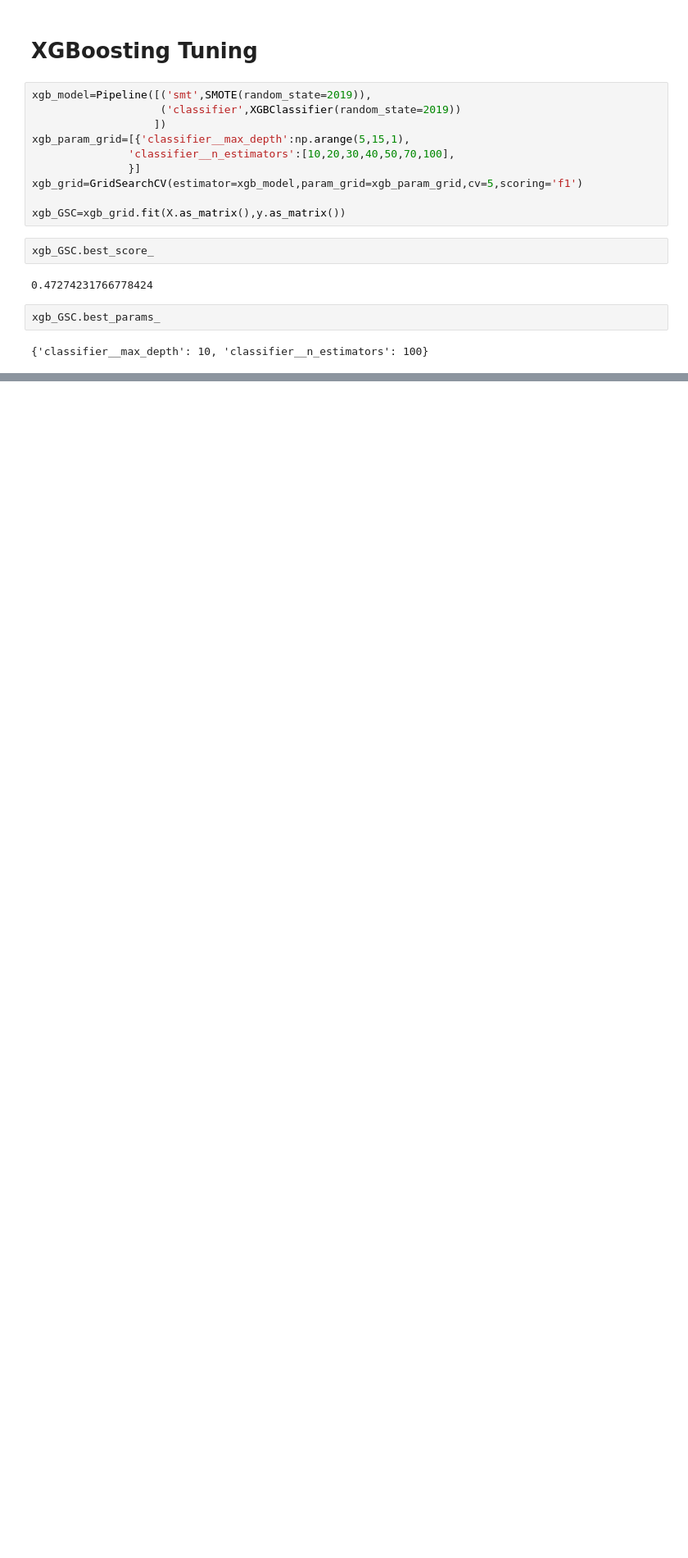
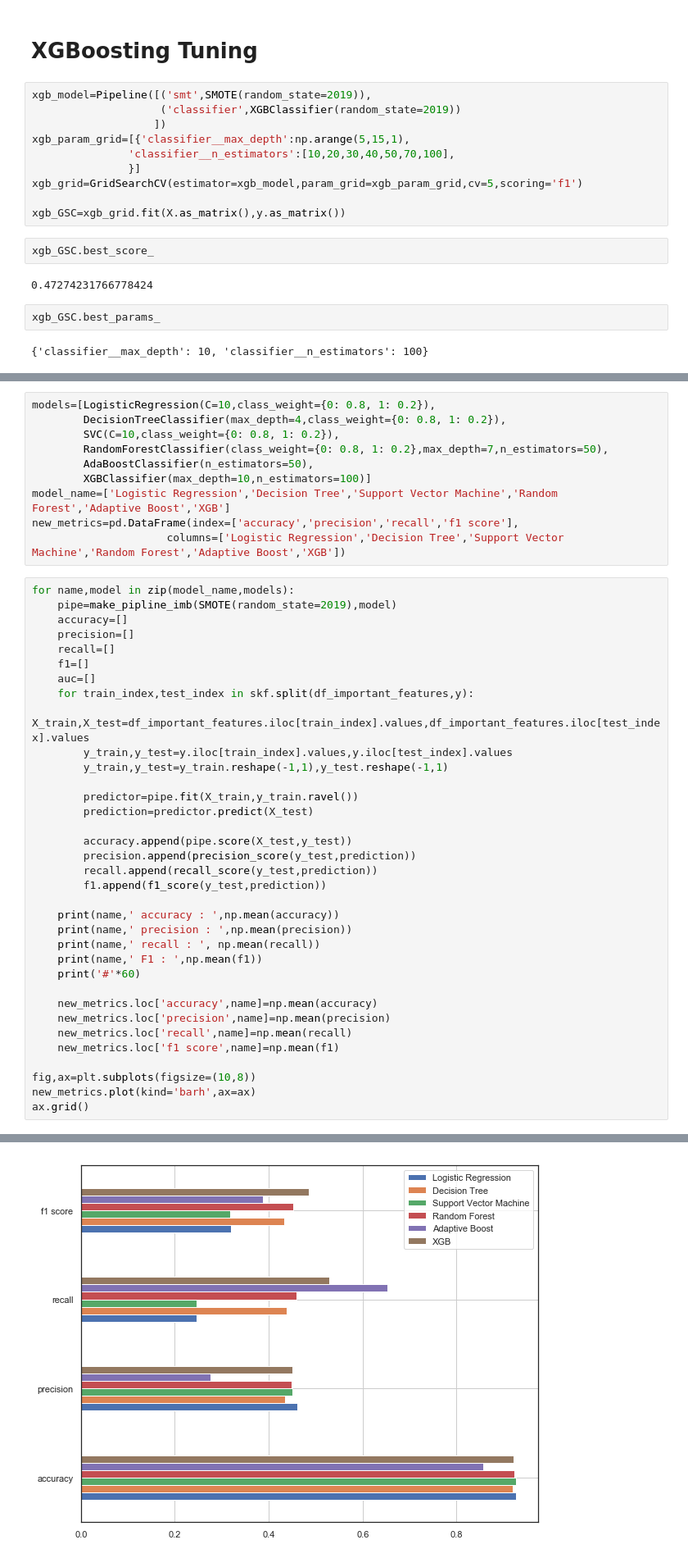
Before and after one commit to PythonNewLearner/Machine-Learning-_-Bankcruptcy, a Jupyter notebook: project.ipynb, the cells around one changed output, grey strips where cells are left out. Shown at 82% size. Cells and saved outputs as stored; diff of their text form; blank space fills up the shorter version.

```diff
--- a/project.ipynb
+++ b/project.ipynb
@@ -897,0 +907,46 @@ xgb_GSC.best_params_
+# %%
+models=[LogisticRegression(C=10,class_weight={0: 0.8, 1: 0.2}),
+        DecisionTreeClassifier(max_depth=4,class_weight={0: 0.8, 1: 0.2}),
+        SVC(C=10,class_weight={0: 0.8, 1: 0.2}),
+        RandomForestClassifier(class_weight={0: 0.8, 1: 0.2},max_depth=7,n_estimators=50),
+        AdaBoostClassifier(n_estimators=50),
+        XGBClassifier(max_depth=10,n_estimators=100)]
+model_name=['Logistic Regression','Decision Tree','Support Vector Machine','Random Forest','Adaptive Boost','XGB']
+new_metrics=pd.DataFrame(index=['accuracy','precision','recall','f1 score'],
+                     columns=['Logistic Regression','Decision Tree','Support Vector Machine','Random Forest','Adaptive Boost','XGB'])
+# %%
+for name,model in zip(model_name,models):
+    pipe=make_pipline_imb(SMOTE(random_state=2019),model)
+    accuracy=[]
+    precision=[]
+    recall=[]
+    f1=[]
+    auc=[]
+    for train_index,test_index in skf.split(df_important_features,y):
+        X_train,X_test=df_important_features.iloc[train_index].values,df_important_features.iloc[test_index].values
+        y_train,y_test=y.iloc[train_index].values,y.iloc[test_index].values
+        y_train,y_test=y_train.reshape(-1,1),y_test.reshape(-1,1)
+
+        predictor=pipe.fit(X_train,y_train.ravel())
+        prediction=predictor.predict(X_test)
+
+        accuracy.append(pipe.score(X_test,y_test))
+        precision.append(precision_score(y_test,prediction))
+        recall.append(recall_score(y_test,prediction))
+        f1.append(f1_score(y_test,prediction))
+
+    print(name,' accuracy : ',np.mean(accuracy))
+    print(name,' precision : ',np.mean(precision))
+    print(name,' recall : ', np.mean(recall))
+    print(name,' F1 : ',np.mean(f1))
+    print('#'*60)
+
+    new_metrics.loc['accuracy',name]=np.mean(accuracy)
+    new_metrics.loc['precision',name]=np.mean(precision)
+    new_metrics.loc['recall',name]=np.mean(recall)
+    new_metrics.loc['f1 score',name]=np.mean(f1)
+
+fig,ax=plt.subplots(figsize=(10,8))
+new_metrics.plot(kind='barh',ax=ax)
+ax.grid()
+# %% [output]
@@ -897,0 +970 @@ xgb_GSC.best_params_
+[figure, added]
```
Also changed, not shown: parts of 6 cells of this notebook.
